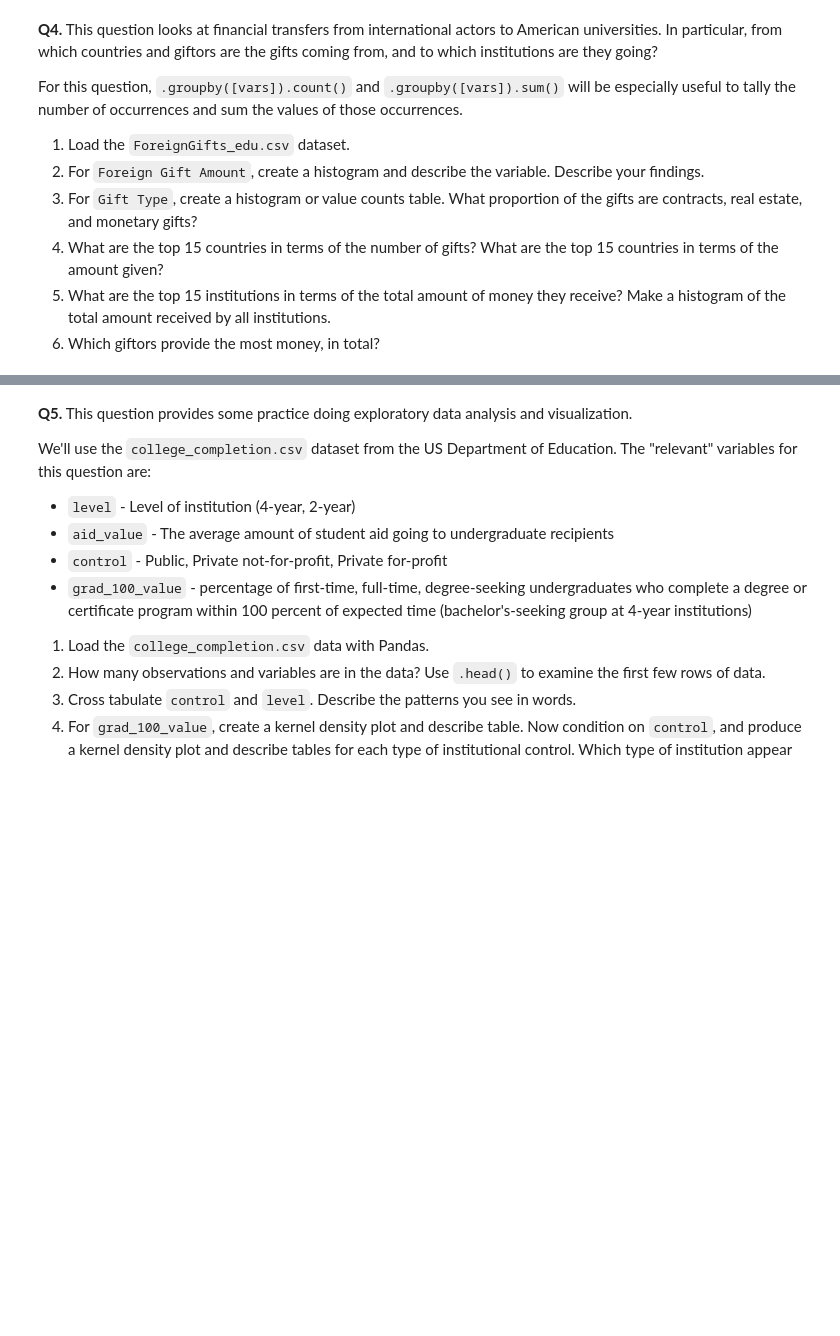
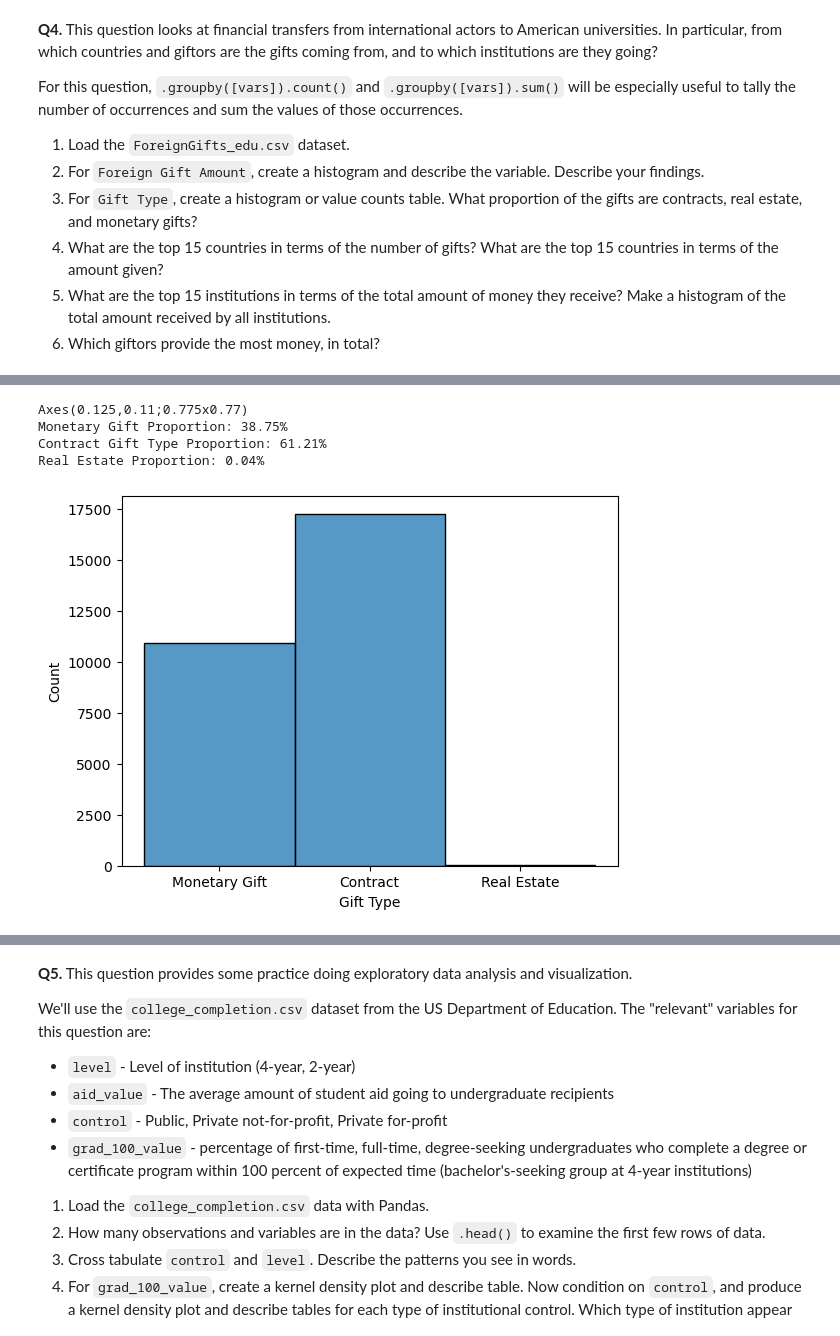
Before and after one commit to imthatpiggy/undergrad_ml_assignments, a Jupyter notebook: 01_assignment_wrangling_and_eda.ipynb, the cells around one changed output, grey strips where cells are left out. Drawn from its saved outputs; the diff is of its cells as text; code cells hidden in the pictures; blank space fills up the shorter version.

```diff
--- a/01_assignment_wrangling_and_eda.ipynb
+++ b/01_assignment_wrangling_and_eda.ipynb
@@ -271,0 +325,17 @@ For this question, `.groupby([vars]).count()` and `.groupby([vars]).sum()` will
+# %%
+#4.3
+print(sns.histplot(foreign['Gift Type']))
+
+num_monetary = (foreign['Gift Type'] == 'Monetary Gift').sum() / len(foreign['Gift Type'])
+num_contract = (foreign['Gift Type'] == 'Contract').sum() / len(foreign['Gift Type'])
+num_real_estate = (foreign['Gift Type'] == 'Real Estate').sum() / len(foreign['Gift Type'])
+
+print(f'Monetary Gift Proportion: {num_monetary*100:0.2f}%')
+print(f'Contract Gift Type Proportion: {num_contract*100:0.2f}%')
+print(f'Real Estate Proportion: {num_real_estate*100:0.2f}%')
+# %% [output]
+Axes(0.125,0.11;0.775x0.77)
+Monetary Gift Proportion: 38.75%
+Contract Gift Type Proportion: 61.21%
+Real Estate Proportion: 0.04%
+[figure, added]
```
Also changed, not shown: parts of 6 cells of this notebook.
